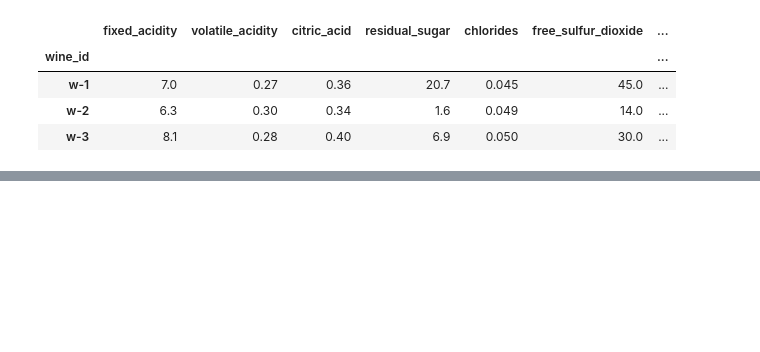
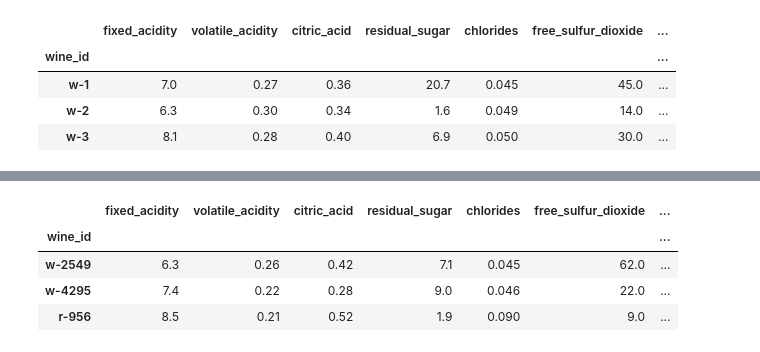
Before and after one commit to Segura-Jorge/wine_ing, a Jupyter notebook: jorge/explore.ipynb, the cells around one changed output, grey strips where cells are left out. Saved outputs shown, nothing was run; the diff lists cells and outputs as text; code cells hidden in the pictures; blank space fills up the shorter version.

```diff
--- a/jorge/explore.ipynb
+++ b/jorge/explore.ipynb
@@ -110,0 +108,8 @@ pd.crosstab(df.color, df.quality_category)
+# %%
+train.head(3)
+# %% [output]
+|  | fixed_acidity | volatile_acidity | citric_acid | residual_sugar | chlorides | free_sulfur_dioxide | ... |
+| wine_id |  |  |  |  |  |  | ... |
+| w-2549 | 6.3 | 0.26 | 0.42 | 7.1 | 0.045 | 62.0 | ... |
+| w-4295 | 7.4 | 0.22 | 0.28 | 9.0 | 0.046 | 22.0 | ... |
+| r-956 | 8.5 | 0.21 | 0.52 | 1.9 | 0.090 | 9.0 | ... |
```
Also changed, not shown: parts of 20 cells of this notebook, 3 other files.
